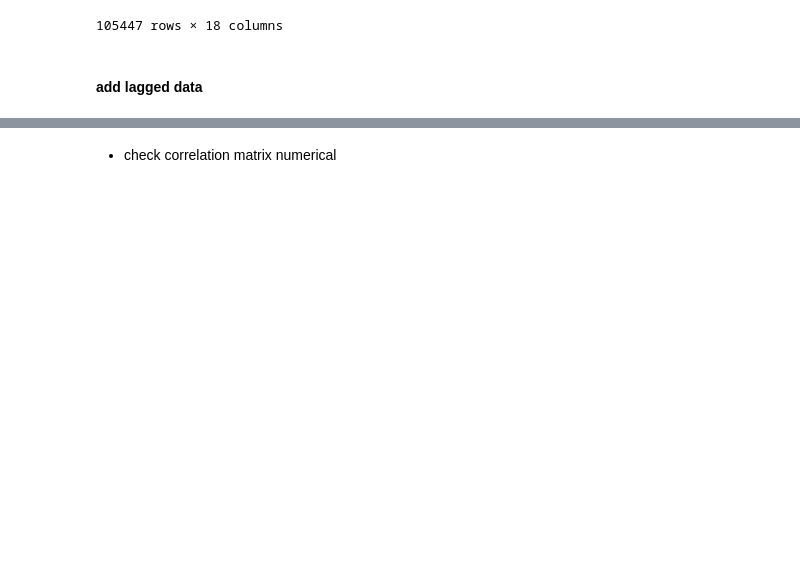
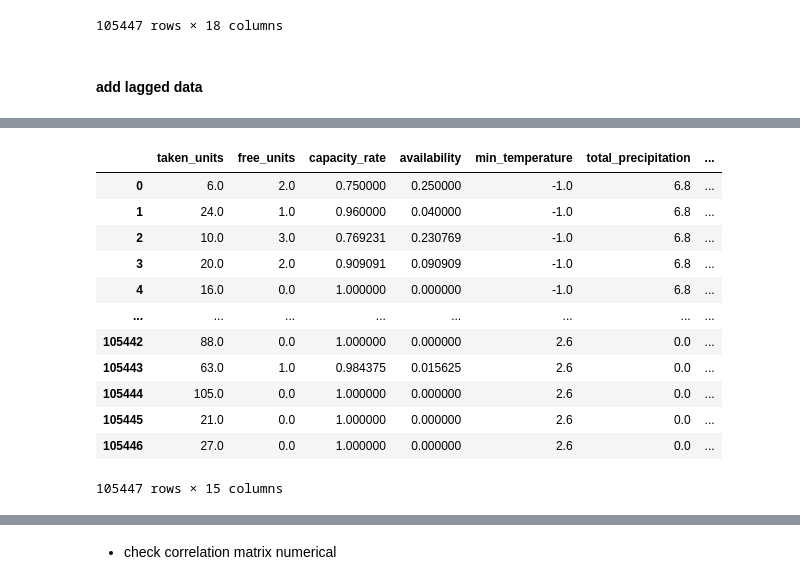
Before and after one commit to jeaend/Predicting_Shelter_Availability, a Jupyter notebook: notebooks/modeling/aggreate.ipynb, the cells around one changed output, grey strips where cells are left out. Cells and saved outputs as stored; diff of their text form; code cells hidden in the pictures; blank space fills up the shorter version.

```diff
--- a/notebooks/modeling/aggreate.ipynb
+++ b/notebooks/modeling/aggreate.ipynb
@@ -435,0 +430,17 @@ df_model
+# %%
+numerical.reset_index(drop=True, inplace=True)
+numerical
+# %% [output]
+|  | taken_units | free_units | capacity_rate | availability | min_temperature | total_precipitation | ... |
+| 0 | 6.0 | 2.0 | 0.750000 | 0.250000 | -1.0 | 6.8 | ... |
+| 1 | 24.0 | 1.0 | 0.960000 | 0.040000 | -1.0 | 6.8 | ... |
+| 2 | 10.0 | 3.0 | 0.769231 | 0.230769 | -1.0 | 6.8 | ... |
+| 3 | 20.0 | 2.0 | 0.909091 | 0.090909 | -1.0 | 6.8 | ... |
+| 4 | 16.0 | 0.0 | 1.000000 | 0.000000 | -1.0 | 6.8 | ... |
+| ... | ... | ... | ... | ... | ... | ... | ... |
+| 105442 | 88.0 | 0.0 | 1.000000 | 0.000000 | 2.6 | 0.0 | ... |
+| 105443 | 63.0 | 1.0 | 0.984375 | 0.015625 | 2.6 | 0.0 | ... |
+| 105444 | 105.0 | 0.0 | 1.000000 | 0.000000 | 2.6 | 0.0 | ... |
+| 105445 | 21.0 | 0.0 | 1.000000 | 0.000000 | 2.6 | 0.0 | ... |
+| 105446 | 27.0 | 0.0 | 1.000000 | 0.000000 | 2.6 | 0.0 | ... |
+105447 rows × 15 columns
```
Also changed, not shown: parts of 23 cells of this notebook.
